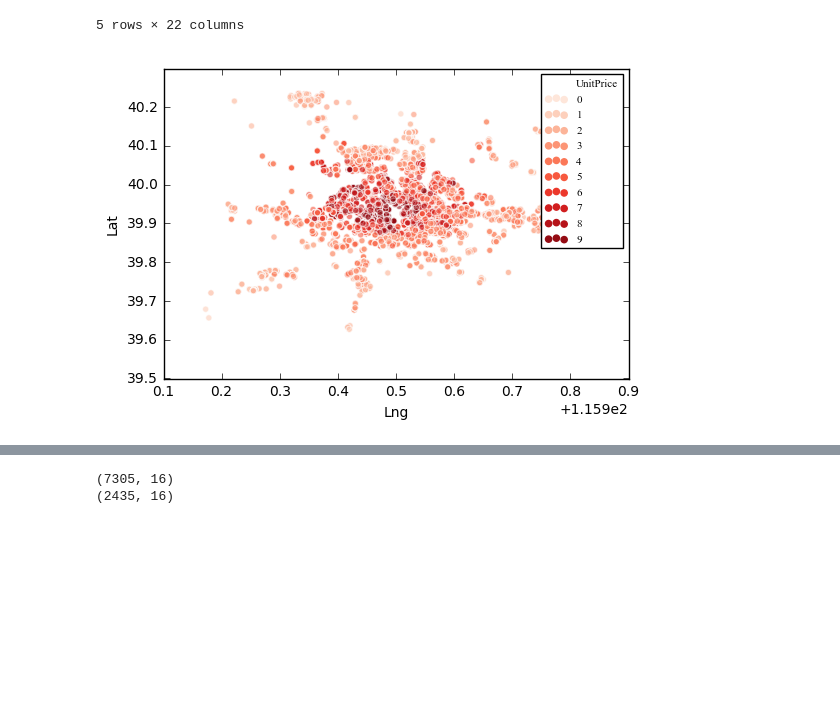
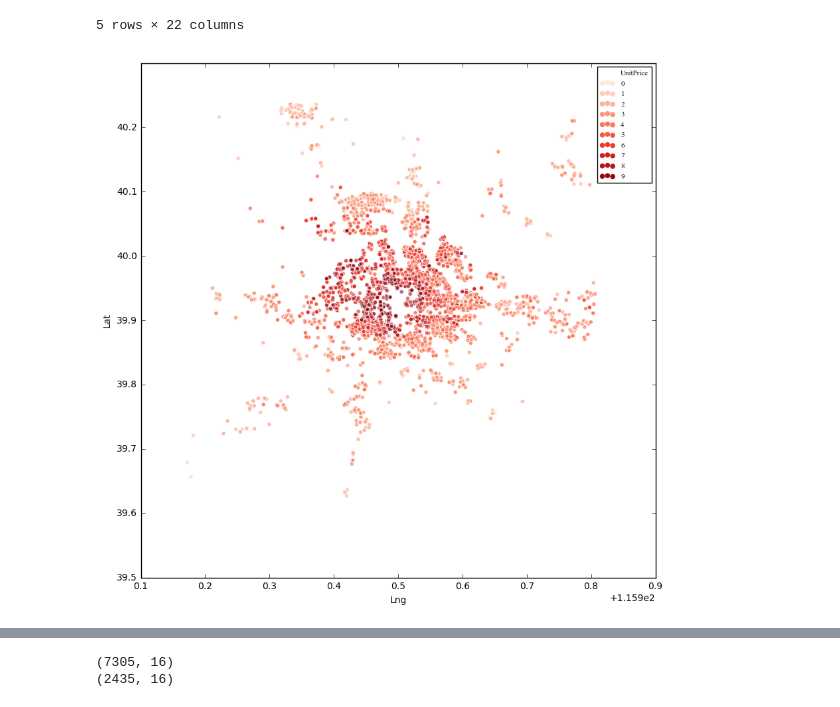
Before and after one commit to SEANHXE/EECS731-Data-Science, a Jupyter notebook: DS Project/demo.ipynb, the cells around one changed output, grey strips where cells are left out. Drawn from its saved outputs; the diff is of its cells as text; code cells hidden in the pictures; blank space fills up the shorter version.

```diff
--- a/DS Project/demo.ipynb
+++ b/DS Project/demo.ipynb
@@ -40,9 +40,10 @@ data.head()
 | 4 | 116.428392 | 39.886229 | 8/28/16 | 286 | 392.0 | 48396 | 81.00 | 2 | 1 | ... |
 5 rows × 22 columns
 # %%
+plt.figure(figsize=(10,10))
 sns.scatterplot(x="Lng", y="Lat", hue="UnitPrice", palette=sns.color_palette("Reds", n_colors=10), data=data, legend="brief", alpha=0.6)
 plt.legend(prop={'family' : 'Times New Roman', 'size': 8})
 plt.show()
 # %% [output]
-[figure, old version]
+[figure, new version]
 # %%
```
Also changed, not shown: parts of 11 cells of this notebook, 1 other file.
